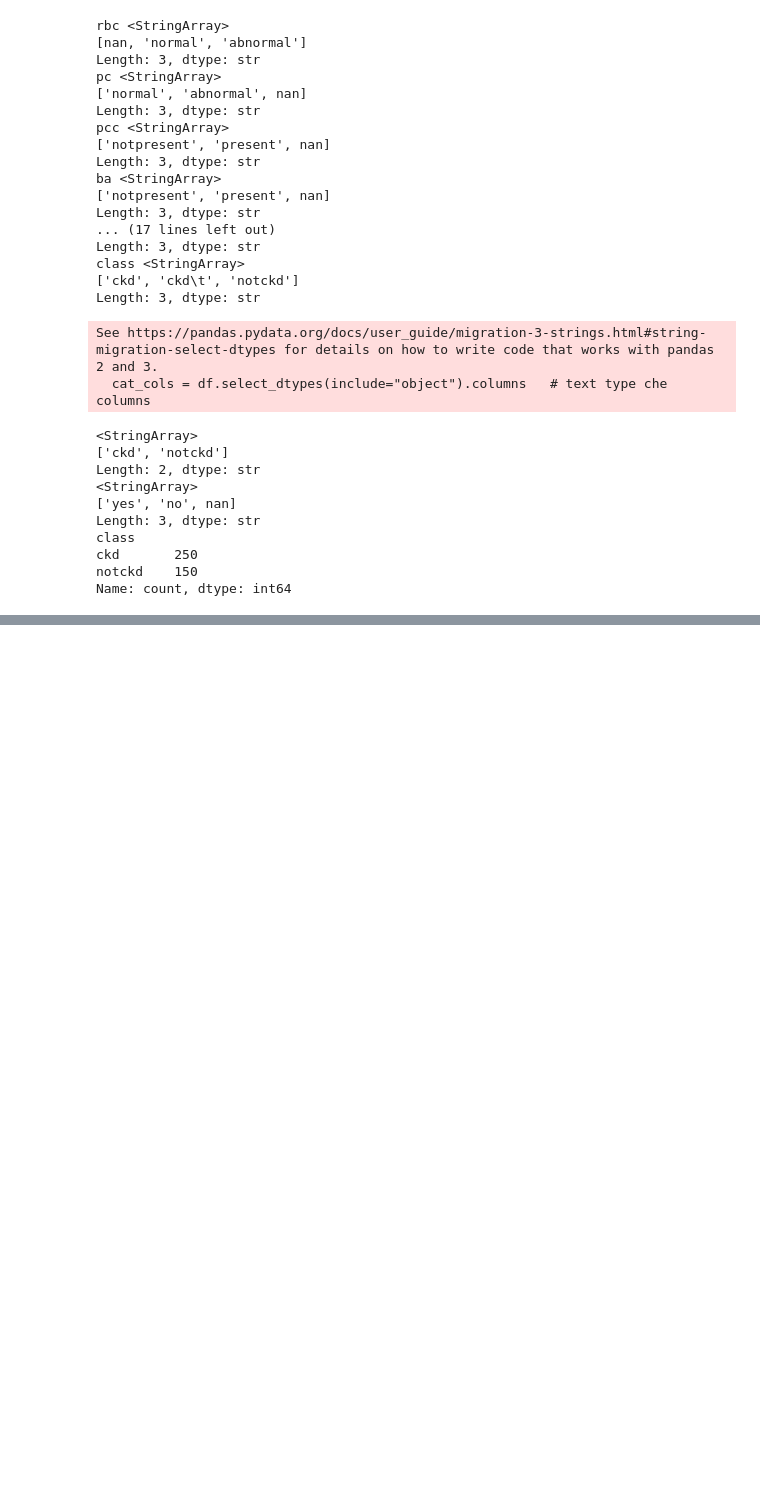
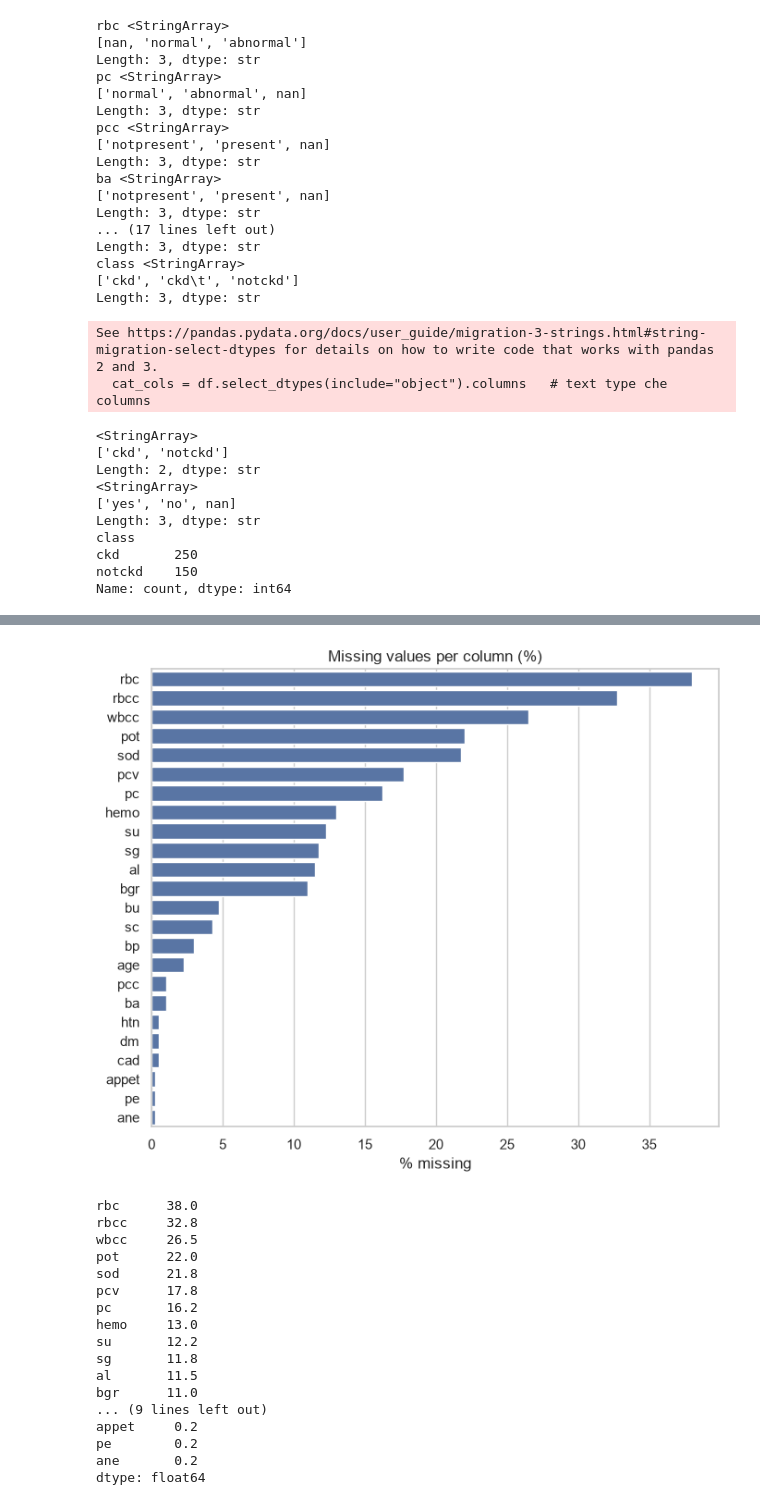
Before and after one commit to Bhumikabhalekar/ckd-copilot, a Jupyter notebook: notebooks/01_eda.ipynb, the cells around one changed output, grey strips where cells are left out. Cells and saved outputs as stored; diff of their text form; code cells hidden in the pictures; blank space fills up the shorter version.

```diff
--- a/notebooks/01_eda.ipynb
+++ b/notebooks/01_eda.ipynb
@@ -156,0 +189,34 @@ df_clean.to_csv("../data/processed/ckd_clean.csv", index=False)
+# %%
+# kiti % values missing aahet prattek column madhe
+missing_pct = (df_clean.isnull().mean() * 100).sort_values(ascending=False)
+missing_pct = missing_pct[missing_pct > 0]     # fakt jyat missing aahe te
+
+plt.figure(figsize=(7, 6))
+sns.barplot(x=missing_pct.values, y=missing_pct.index)   # horizontal bars
+plt.title("Missing values per column (%)")
+plt.xlabel("% missing")
+plt.ylabel("")
+plt.tight_layout()
+plt.savefig("../reports/figures/missing_values.png", dpi=150)
+plt.show()
+
+print(missing_pct.round(1))      # exact numbers pan baghto
+# %% [output]
+[figure, added]
+rbc      38.0
+rbcc     32.8
+wbcc     26.5
+pot      22.0
+sod      21.8
+pcv      17.8
+pc       16.2
+hemo     13.0
+su       12.2
+sg       11.8
+al       11.5
+bgr      11.0
+... (9 lines left out)
+appet     0.2
+pe        0.2
+ane       0.2
+dtype: float64
```
Also changed, not shown: parts of 5 cells of this notebook.
